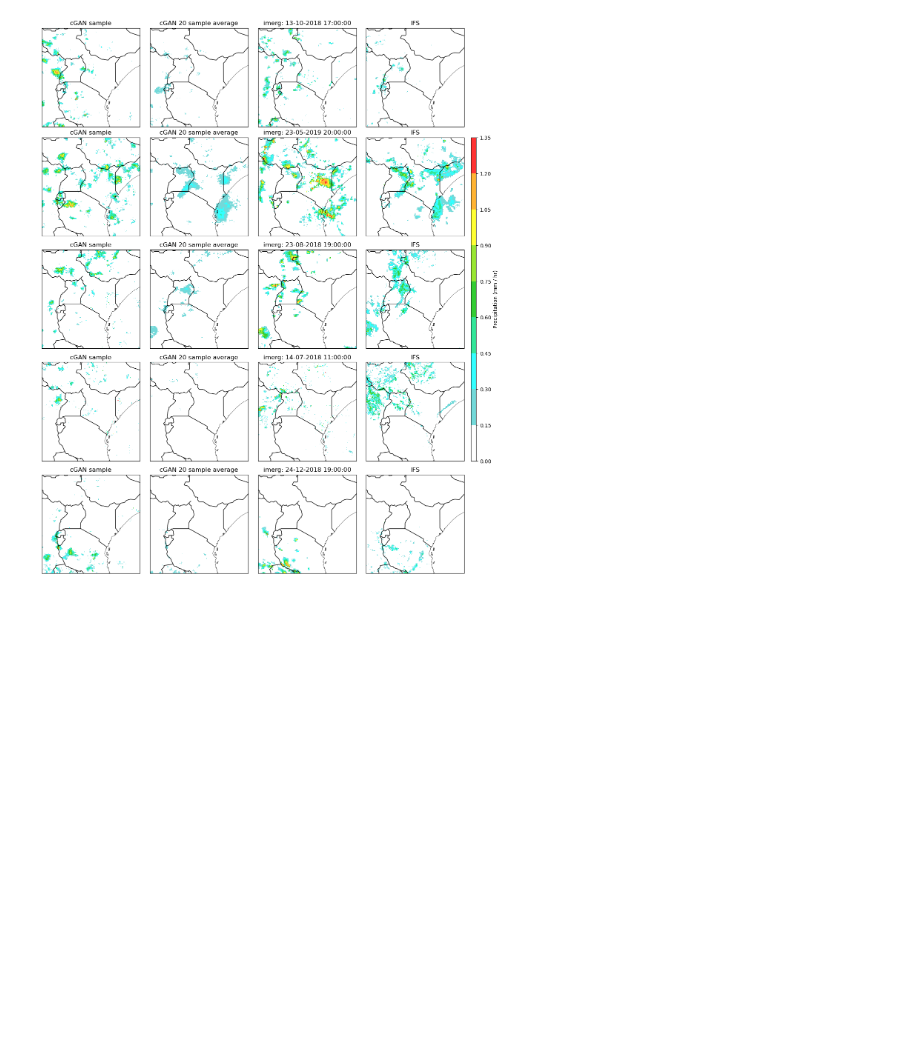
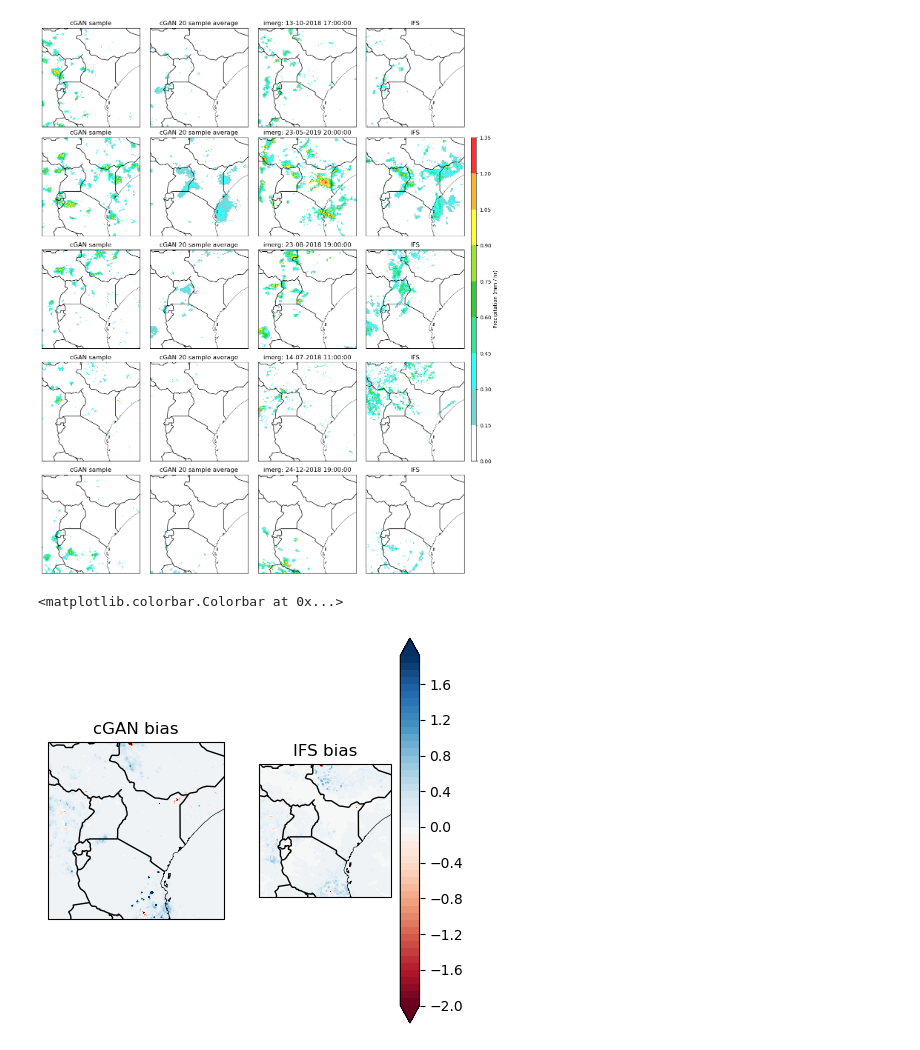
Before and after one commit to mlangguth89/downscaling-cgan, a Jupyter notebook: notebooks/plot_examples_from_model.ipynb, the cells around one changed output. Saved outputs shown, nothing was run; the diff lists cells and outputs as text; code cells hidden in the pictures; blank space fills up the shorter version.

Commit message:
Added bias fcst and quantiles

```diff
--- a/notebooks/plot_examples_from_model.ipynb
+++ b/notebooks/plot_examples_from_model.ipynb
@@ -136,3 +133,42 @@ plt.savefig('cGAN_samples_IFS.png', dpi=fig.dpi)
 from dsrnngan import plots
 
 plots.plot_histograms('/user/home/uz22147/logs/cgan/38fba564f1c9852b', val_range =  ['201806', '201905'], ranks=[76800], N_ranks=11)
+# %%
+# Plot bias
+import numpy as np
+bias_path = '/user/home/uz22147/logs/cgan/38fba564f1c9852b/bias-201806-201905_160000.npz'
+bias_fcst_path = '/user/home/uz22147/logs/cgan/38fba564f1c9852b/bias_fcst-201806-201905_160000.npz'
+bias = np.load(bias_path)['k']
+bias_fcst = np.load(bias_fcst_path)['k']
+# %%
+from dsrnngan.plots import default_latitude_range, default_longitude_range, plot_precip
+import cartopy.crs as ccrs
+import cartopy.feature as cfeature
+from matplotlib import colorbar, colors, gridspec
+
+max_level = 2
+value_range = list(np.arange(-max_level, max_level, 2*max_level / 50))
+fig, ax = plt.subplots(1,2 , subplot_kw={'projection' : ccrs.PlateCarree()}, figsize=(5, 5))
+
+
+im = ax[0].contourf(default_longitude_range, default_latitude_range, bias, transform=ccrs.PlateCarree(),
+                    cmap='RdBu', levels=value_range, norm=colors.Normalize(min(value_range), max(value_range)),
+                    extend='both')
+# , levels=np.arange(-6, 6, 12 / 50))
+ax[0].coastlines(resolution='10m', color='black', linewidth=0.4)
+ax[0].add_feature(cfeature.BORDERS)
+ax[0].set_title('cGAN bias')
+# plt.colorbar(im)
+
+im = ax[1].contourf(default_longitude_range, default_latitude_range, bias_fcst, transform=ccrs.PlateCarree(),
+                    cmap='RdBu', levels=value_range, norm=colors.Normalize(min(value_range), max(value_range)),
+                    extend='both')
+# , levels=np.arange(-6, 6, 12 / 50))
+ax[1].coastlines(resolution='10m', color='black', linewidth=0.4)
+ax[1].add_feature(cfeature.BORDERS)
+ax[1].set_title('IFS bias')
+
+plt.colorbar(im, fraction=0.2)
+# %% [output]
+<matplotlib.colorbar.Colorbar at 0x...>
+[figure, added]
```
Also changed, not shown: parts of 3 cells of this notebook, 8 other files.
